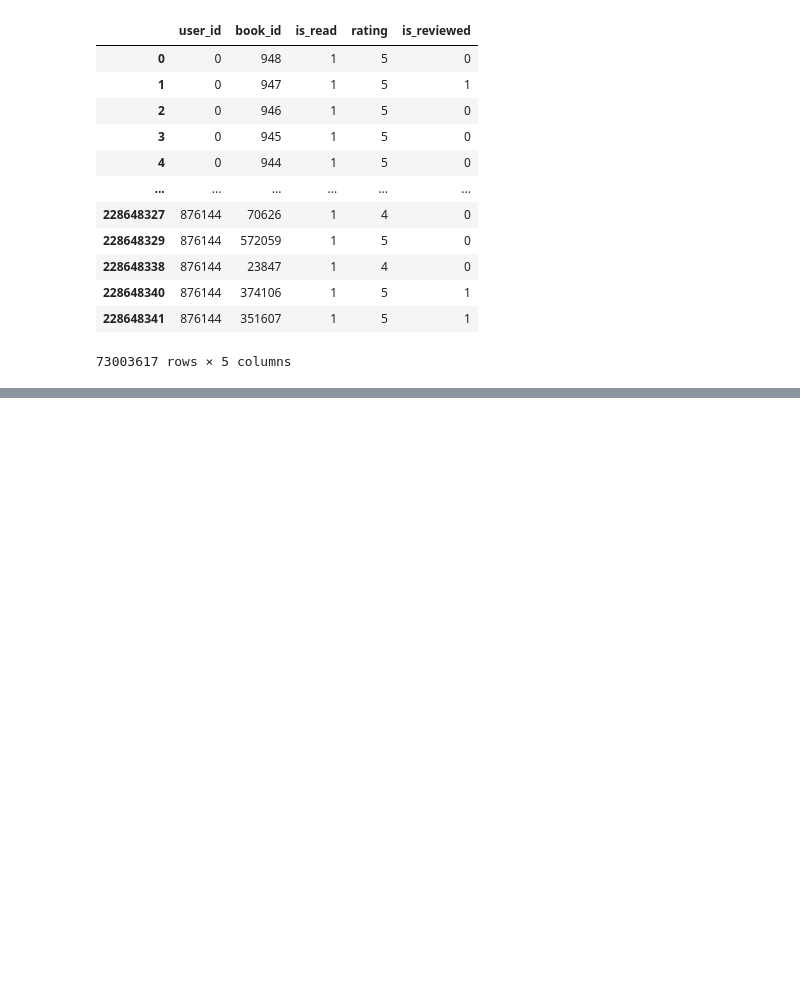
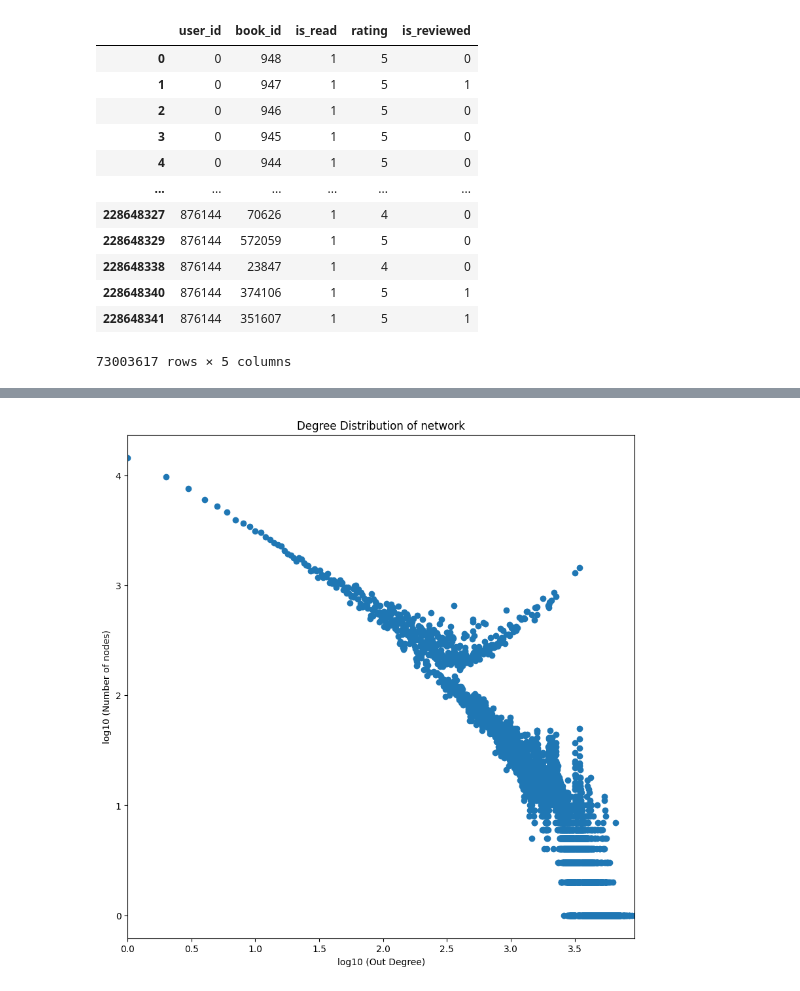
Before and after one commit to HamedTaherkhani/GoodReads, a Jupyter notebook: users_network.ipynb, the cells around one changed output, grey strips where cells are left out. Cells and saved outputs as stored; diff of their text form; code cells hidden in the pictures; blank space fills up the shorter version.

```diff
--- a/users_network.ipynb
+++ b/users_network.ipynb
@@ -275,0 +275,26 @@ out_degree_dist = plt.plot(x, y, 'o')
+# %%
+## degree Distribution
+import numpy as np
+out_degrees = dict(G.degree()) # dictionary node:degree
+# filtering nodes outdegree values with outdegree > 0
+pos_out_degree_vals = list(filter(lambda val: val > 0, out_degrees.values()))
+# getting unique and sorted outdegree values
+uq_pos_out_degree_vals = sorted(set(pos_out_degree_vals))
+# counting frequency of each outdegree values
+out_hist = [pos_out_degree_vals.count(x) for x in uq_pos_out_degree_vals]
+
+
+x = np.asarray(uq_pos_out_degree_vals, dtype = float)
+y = np.asarray(out_hist, dtype = float)
+
+logx = np.log10(x)
+logy = np.log10(y)
+
+plt.figure(figsize=(10,10))
+plt.xlim(min(logx), max(logx))
+plt.xlabel('log10 (Out Degree)')
+plt.ylabel('log10 (Number of nodes)')
+plt.title('Degree Distribution of network')
+out_degree_dist = plt.plot(logx, logy, 'o')
+# %% [output]
+[figure, added]
```
Also changed, not shown: parts of 22 cells of this notebook, 1 other file.
